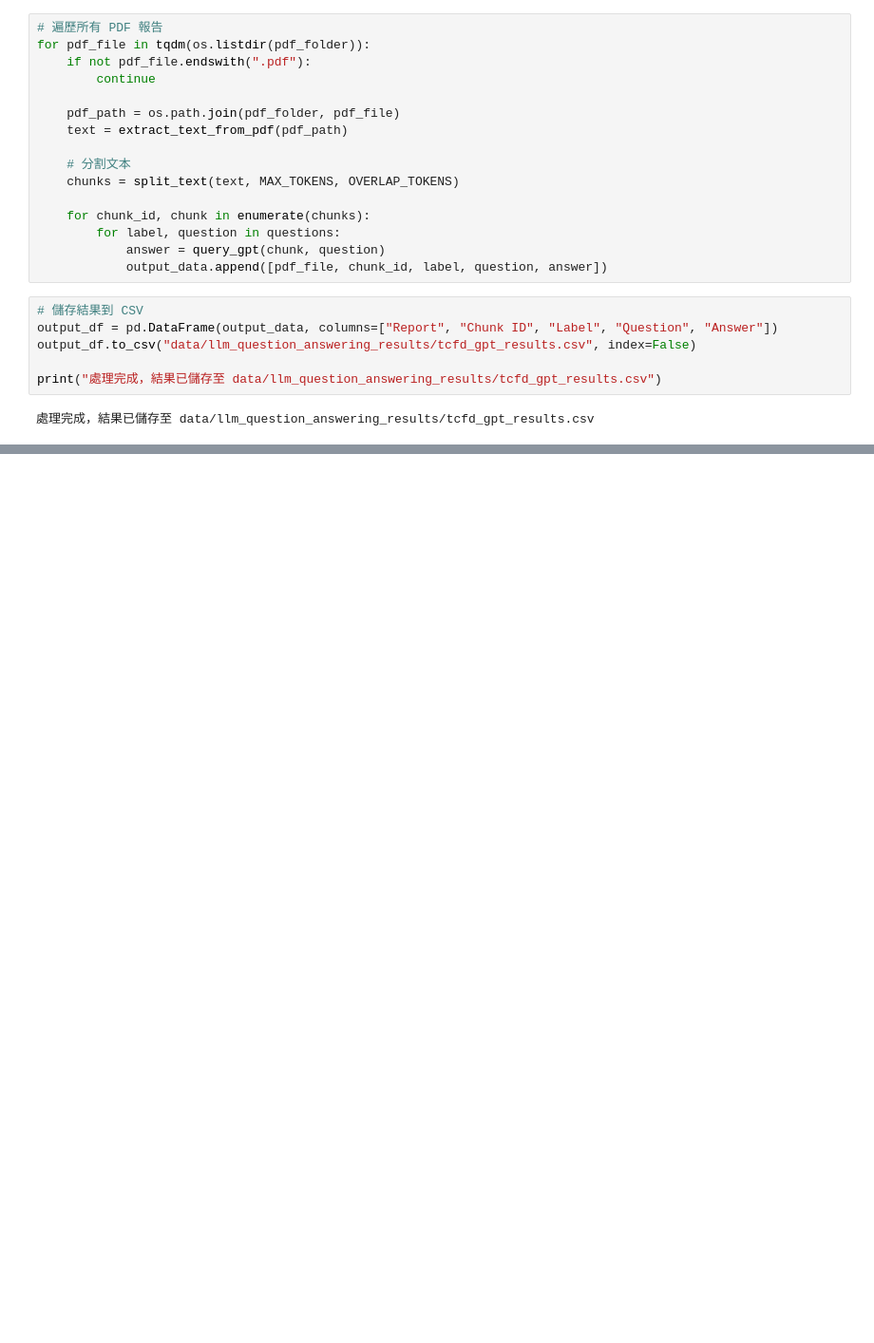
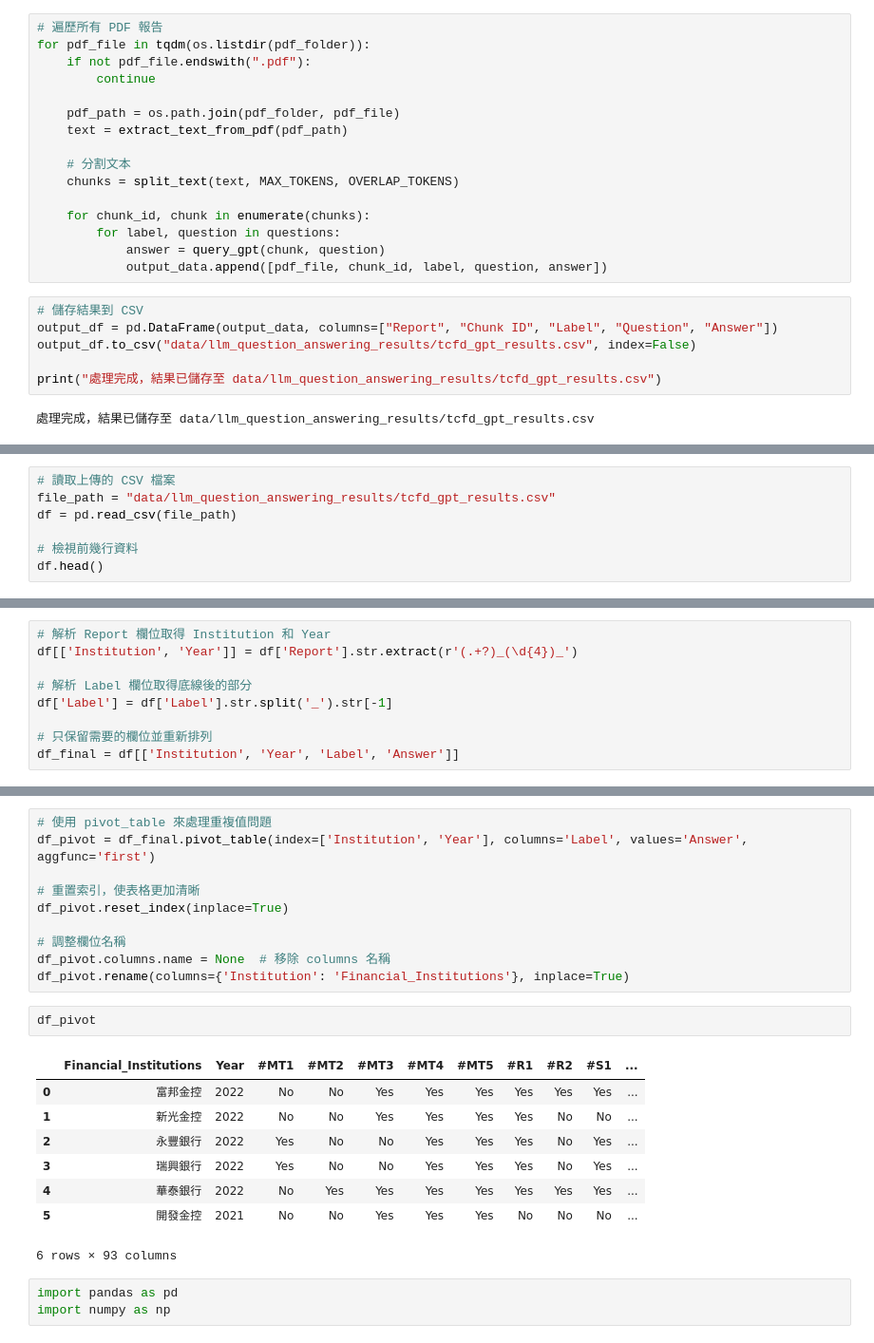
Before and after one commit to Mattis3858/rag_for_tcfd_reports, a Jupyter notebook: llm_question_answering.ipynb, the cells around one changed output, grey strips where cells are left out. Shown at 95% size. Cells and saved outputs as stored; diff of their text form; blank space fills up the shorter version.

```diff
--- a/llm_question_answering.ipynb
+++ b/llm_question_answering.ipynb
@@ -139,0 +144,7 @@ print("處理完成，結果已儲存至 data/llm_question_answering_results/tcf
+# %%
+# 讀取上傳的 CSV 檔案
+file_path = "data/llm_question_answering_results/tcfd_gpt_results.csv"
+df = pd.read_csv(file_path)
+
+# 檢視前幾行資料
+df.head()
@@ -139,0 +158,9 @@ print("處理完成，結果已儲存至 data/llm_question_answering_results/tcf
+# %%
+# 解析 Report 欄位取得 Institution 和 Year
+df[['Institution', 'Year']] = df['Report'].str.extract(r'(.+?)_(\d{4})_')
+
+# 解析 Label 欄位取得底線後的部分
+df['Label'] = df['Label'].str.split('_').str[-1]
+
+# 只保留需要的欄位並重新排列
+df_final = df[['Institution', 'Year', 'Label', 'Answer']]
@@ -139,0 +203,24 @@ print("處理完成，結果已儲存至 data/llm_question_answering_results/tcf
+# %%
+# 使用 pivot_table 來處理重複值問題
+df_pivot = df_final.pivot_table(index=['Institution', 'Year'], columns='Label', values='Answer', aggfunc='first')
+
+# 重置索引，使表格更加清晰
+df_pivot.reset_index(inplace=True)
+
+# 調整欄位名稱
+df_pivot.columns.name = None  # 移除 columns 名稱
+df_pivot.rename(columns={'Institution': 'Financial_Institutions'}, inplace=True)
+# %%
+df_pivot
+# %% [output]
+|  | Financial_Institutions | Year | #MT1 | #MT2 | #MT3 | #MT4 | #MT5 | #R1 | #R2 | #S1 | ... |
+| 0 | 富邦金控 | 2022 | No | No | Yes | Yes | Yes | Yes | Yes | Yes | ... |
+| 1 | 新光金控 | 2022 | No | No | Yes | Yes | Yes | Yes | No | No | ... |
+| 2 | 永豐銀行 | 2022 | Yes | No | No | Yes | Yes | Yes | No | Yes | ... |
+| 3 | 瑞興銀行 | 2022 | Yes | No | No | Yes | Yes | Yes | No | Yes | ... |
+| 4 | 華泰銀行 | 2022 | No | Yes | Yes | Yes | Yes | Yes | Yes | Yes | ... |
+| 5 | 開發金控 | 2021 | No | No | Yes | Yes | Yes | No | No | No | ... |
+6 rows × 93 columns
+# %%
+import pandas as pd
+import numpy as np
```
Also changed, not shown: parts of 9 cells of this notebook, 1 other file.
